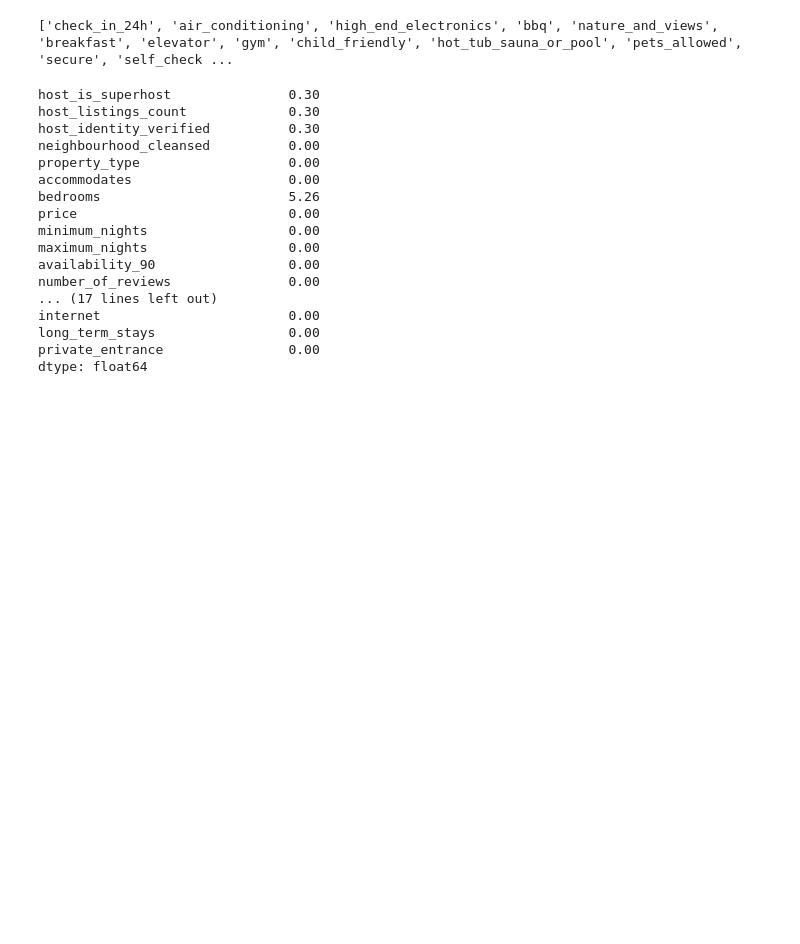
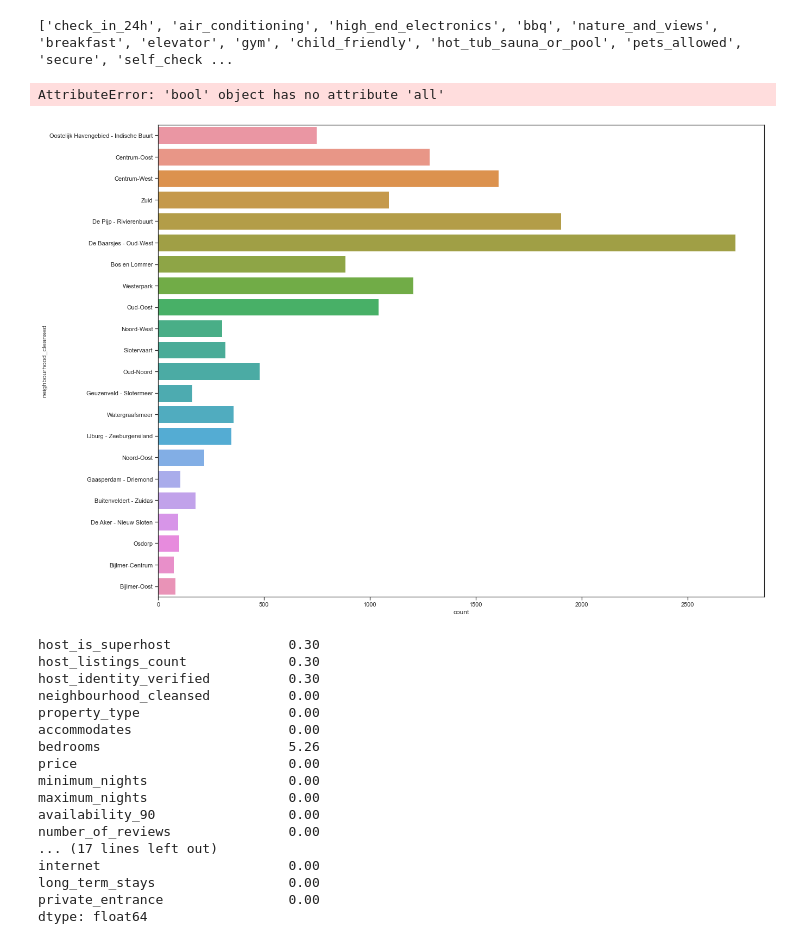
Before and after one commit to Tetawex/python_stuff, a Jupyter notebook: exploratory_analysis.ipynb, the cells around one changed output. Drawn from its saved outputs; the diff is of its cells as text; code cells hidden in the pictures; blank space fills up the shorter version.

```diff
--- a/exploratory_analysis.ipynb
+++ b/exploratory_analysis.ipynb
@@ -198,6 +198,14 @@ df['review_scores_rating'] = df['review_scores_rating'].fillna(0)
 #display(df)
 # %% [output]
 ['check_in_24h', 'air_conditioning', 'high_end_electronics', 'bbq', 'nature_and_views', 'breakfast', 'elevator', 'gym', 'child_friendly', 'hot_tub_sauna_or_pool', 'pets_allowed', 'secure', 'self_check ...
+# %%
+import seaborn as sns
+plt.figure(figsize=(20, 16))
+sns.countplot(y='neighbourhood_cleansed', data=df)
+sns.barplot(x = df['price'].median(), y = df['neighbourhood_cleansed'])
+# %% [output]
+AttributeError: 'bool' object has no attribute 'all'
+[figure, added]
 # %%
 # Смотрим процент пропущенных значений
 df.isna().mean().round(4).multiply(100)
```
Also changed, not shown: parts of 2 cells of this notebook.
